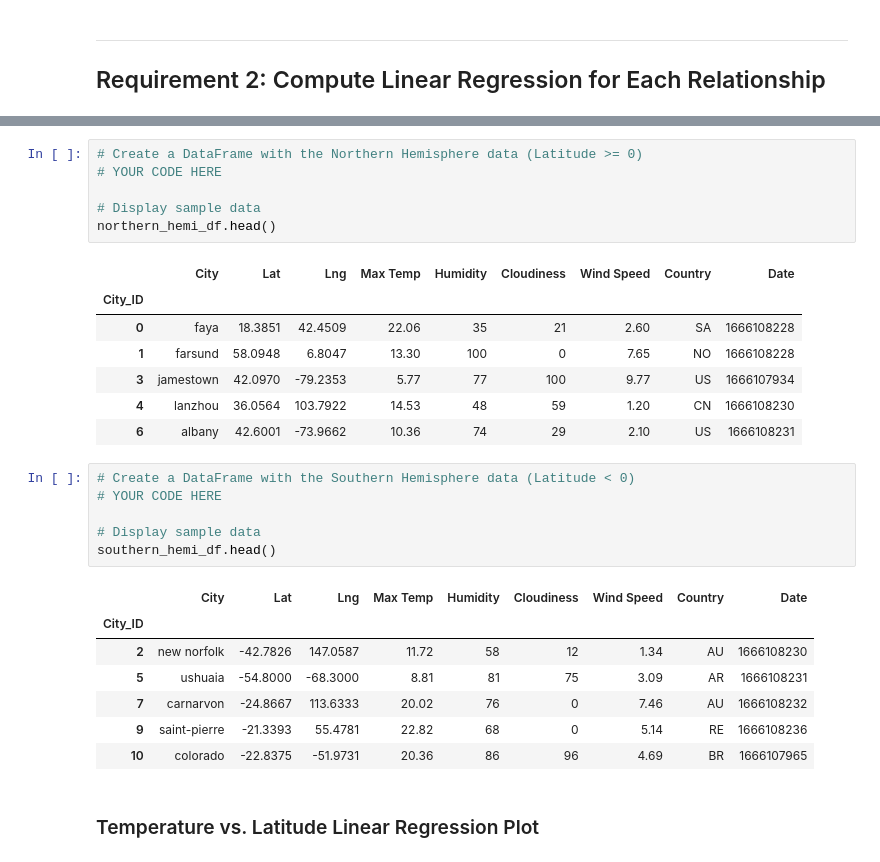
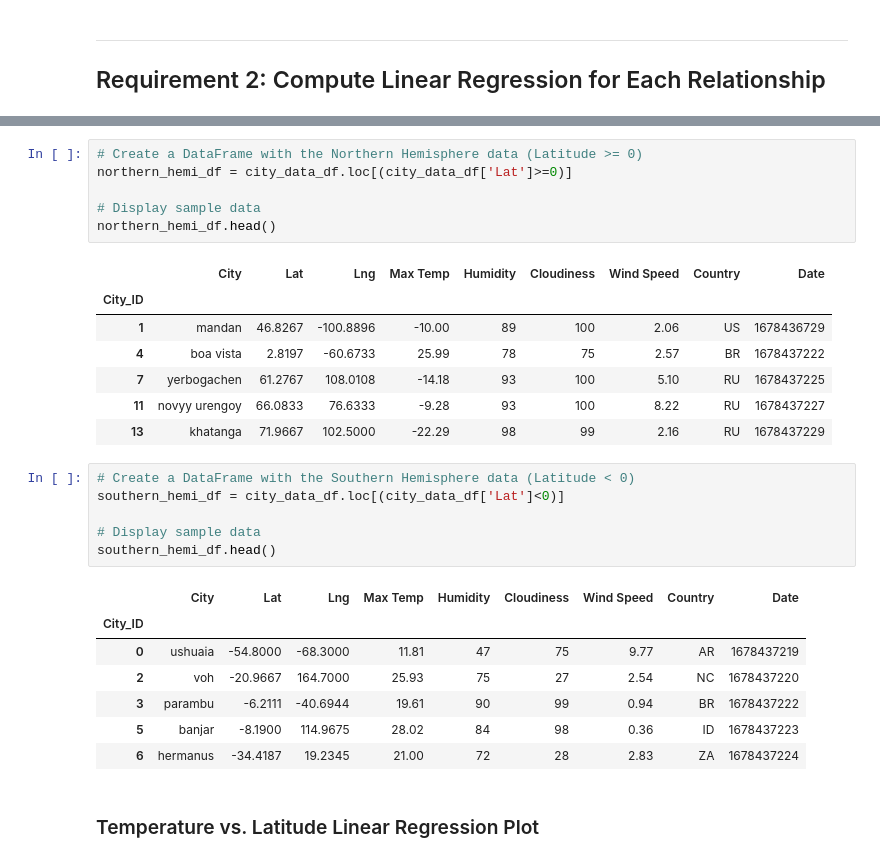
Before and after one commit to itsy24/World_Weather_Analysis, a Jupyter notebook: WeatherPy.ipynb, the cells around one changed output, grey strips where cells are left out. Drawn from its saved outputs; the diff is of its cells as text.

```diff
--- a/WeatherPy.ipynb
+++ b/WeatherPy.ipynb
@@ -263,30 +274,30 @@ plt.show()
 # %%
 # Create a DataFrame with the Northern Hemisphere data (Latitude >= 0)
-# YOUR CODE HERE
+northern_hemi_df = city_data_df.loc[(city_data_df['Lat']>=0)]
 
 # Display sample data
 northern_hemi_df.head()
 # %% [output]
 |  | City | Lat | Lng | Max Temp | Humidity | Cloudiness | Wind Speed | Country | Date |
 | City_ID |  |  |  |  |  |  |  |  |  |
-| 0 | faya | 18.3851 | 42.4509 | 22.06 | 35 | 21 | 2.60 | SA | 1666108228 |
-| 1 | farsund | 58.0948 | 6.8047 | 13.30 | 100 | 0 | 7.65 | NO | 1666108228 |
-| 3 | jamestown | 42.0970 | -79.2353 | 5.77 | 77 | 100 | 9.77 | US | 1666107934 |
-| 4 | lanzhou | 36.0564 | 103.7922 | 14.53 | 48 | 59 | 1.20 | CN | 1666108230 |
-| 6 | albany | 42.6001 | -73.9662 | 10.36 | 74 | 29 | 2.10 | US | 1666108231 |
+| 1 | mandan | 46.8267 | -100.8896 | -10.00 | 89 | 100 | 2.06 | US | 1678436729 |
+| 4 | boa vista | 2.8197 | -60.6733 | 25.99 | 78 | 75 | 2.57 | BR | 1678437222 |
+| 7 | yerbogachen | 61.2767 | 108.0108 | -14.18 | 93 | 100 | 5.10 | RU | 1678437225 |
+| 11 | novyy urengoy | 66.0833 | 76.6333 | -9.28 | 93 | 100 | 8.22 | RU | 1678437227 |
+| 13 | khatanga | 71.9667 | 102.5000 | -22.29 | 98 | 99 | 2.16 | RU | 1678437229 |
 # %%
 # Create a DataFrame with the Southern Hemisphere data (Latitude < 0)
-# YOUR CODE HERE
+southern_hemi_df = city_data_df.loc[(city_data_df['Lat']<0)]
 
 # Display sample data
 southern_hemi_df.head()
 # %% [output]
 |  | City | Lat | Lng | Max Temp | Humidity | Cloudiness | Wind Speed | Country | Date |
 | City_ID |  |  |  |  |  |  |  |  |  |
-| 2 | new norfolk | -42.7826 | 147.0587 | 11.72 | 58 | 12 | 1.34 | AU | 1666108230 |
-| 5 | ushuaia | -54.8000 | -68.3000 | 8.81 | 81 | 75 | 3.09 | AR | 1666108231 |
-| 7 | carnarvon | -24.8667 | 113.6333 | 20.02 | 76 | 0 | 7.46 | AU | 1666108232 |
-| 9 | saint-pierre | -21.3393 | 55.4781 | 22.82 | 68 | 0 | 5.14 | RE | 1666108236 |
-| 10 | colorado | -22.8375 | -51.9731 | 20.36 | 86 | 96 | 4.69 | BR | 1666107965 |
+| 0 | ushuaia | -54.8000 | -68.3000 | 11.81 | 47 | 75 | 9.77 | AR | 1678437219 |
+| 2 | voh | -20.9667 | 164.7000 | 25.93 | 75 | 27 | 2.54 | NC | 1678437220 |
+| 3 | parambu | -6.2111 | -40.6944 | 19.61 | 90 | 99 | 0.94 | BR | 1678437222 |
+| 5 | banjar | -8.1900 | 114.9675 | 28.02 | 84 | 98 | 0.36 | ID | 1678437223 |
+| 6 | hermanus | -34.4187 | 19.2345 | 21.00 | 72 | 28 | 2.83 | ZA | 1678437224 |
 # %% [markdown]
 ###  Temperature vs. Latitude Linear Regression Plot
```
Also changed, not shown: parts of 28 cells of this notebook.
